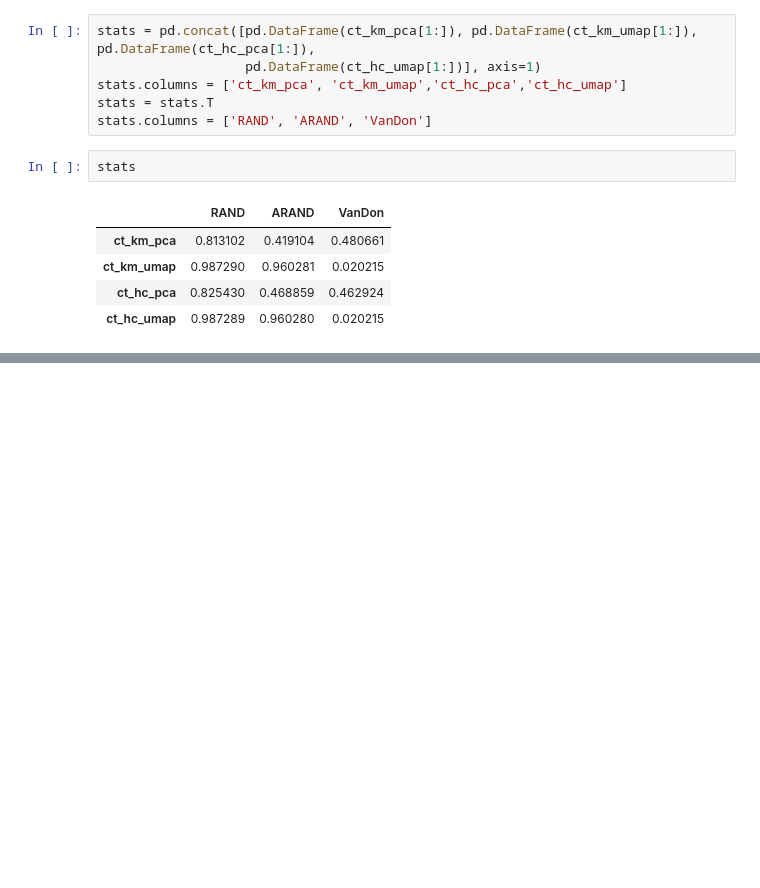
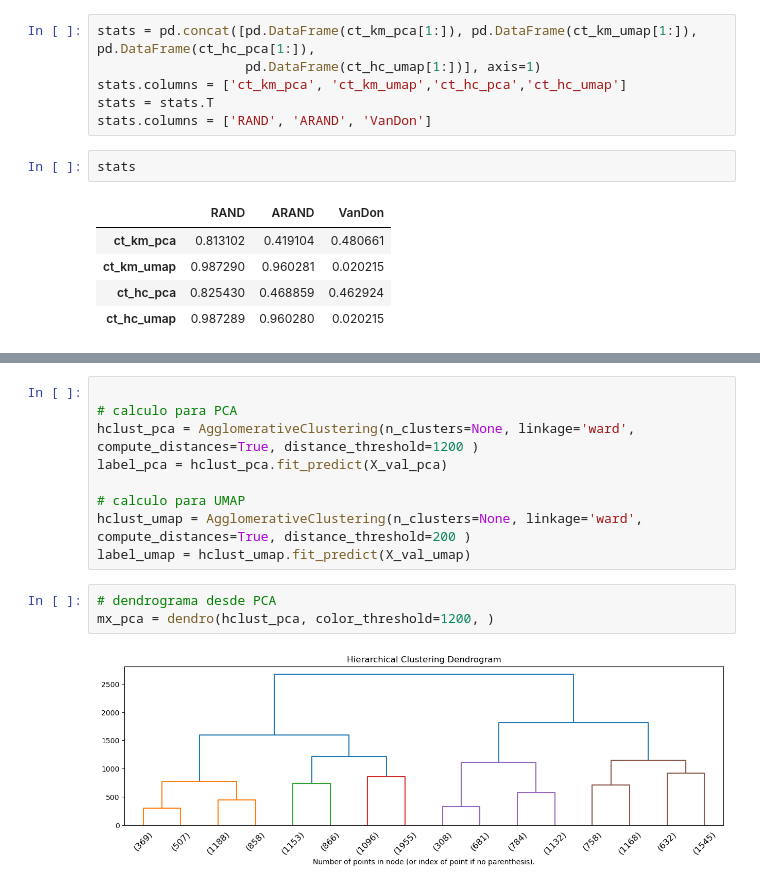
Before and after one commit to Ignacio-Ibarra/unsupervised-rice-image-segmentation, a Jupyter notebook: hierachical_clust.ipynb, the cells around one changed output, grey strips where cells are left out. Cells and saved outputs as stored; diff of their text form; blank space fills up the shorter version.

```diff
--- a/hierachical_clust.ipynb
+++ b/hierachical_clust.ipynb
@@ -257,0 +321,14 @@ mx_umap = dendro(hclust_umap, color_threshold=350)
+# %%
+
+# calculo para PCA
+hclust_pca = AgglomerativeClustering(n_clusters=None, linkage='ward', compute_distances=True, distance_threshold=1200 )
+label_pca = hclust_pca.fit_predict(X_val_pca)
+
+# calculo para UMAP
+hclust_umap = AgglomerativeClustering(n_clusters=None, linkage='ward', compute_distances=True, distance_threshold=200 )
+label_umap = hclust_umap.fit_predict(X_val_umap)
+# %%
+# dendrograma desde PCA
+mx_pca = dendro(hclust_pca, color_threshold=1200, )
+# %% [output]
+[figure, added]
```
Also changed, not shown: parts of 21 cells of this notebook.
